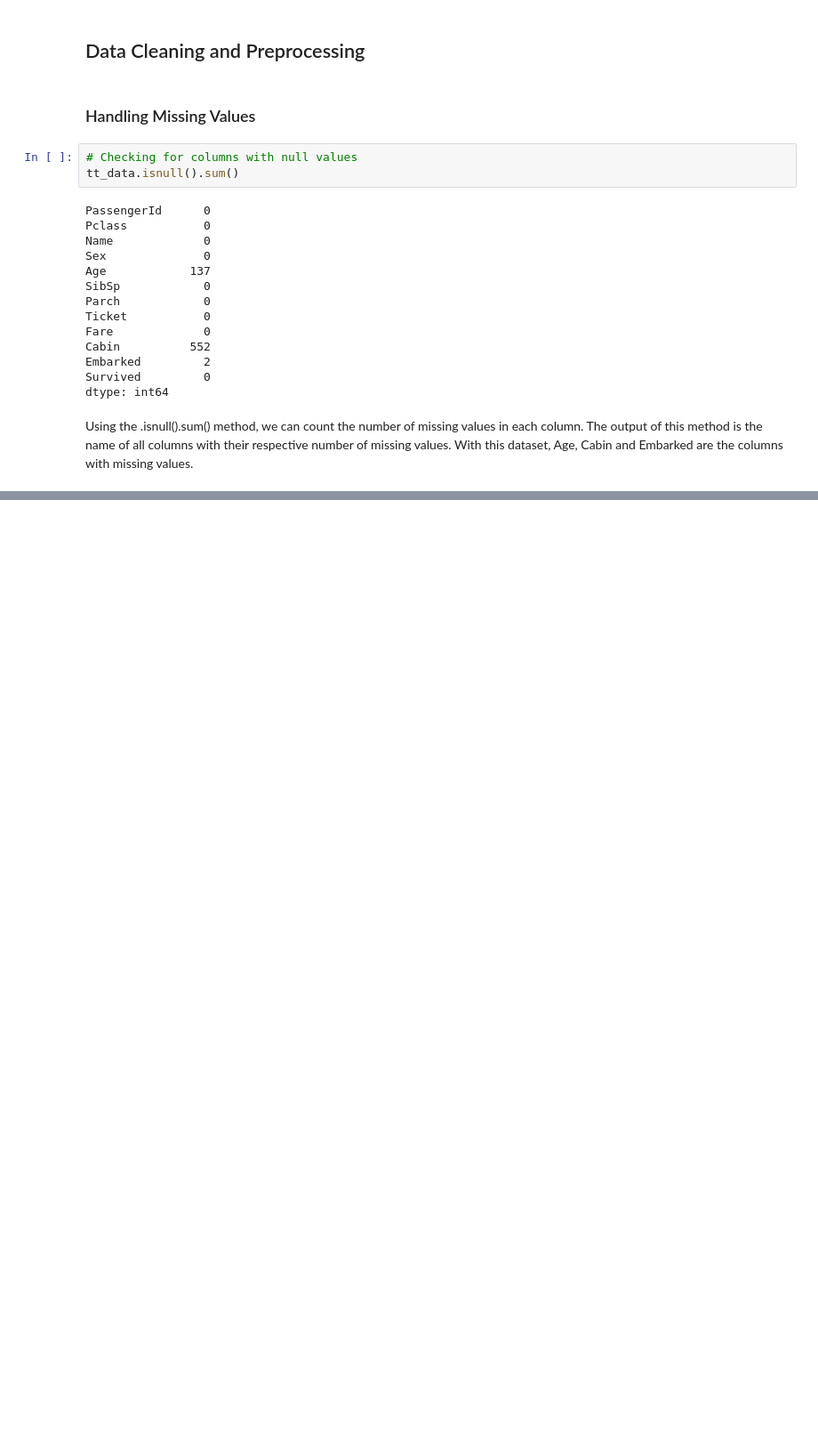
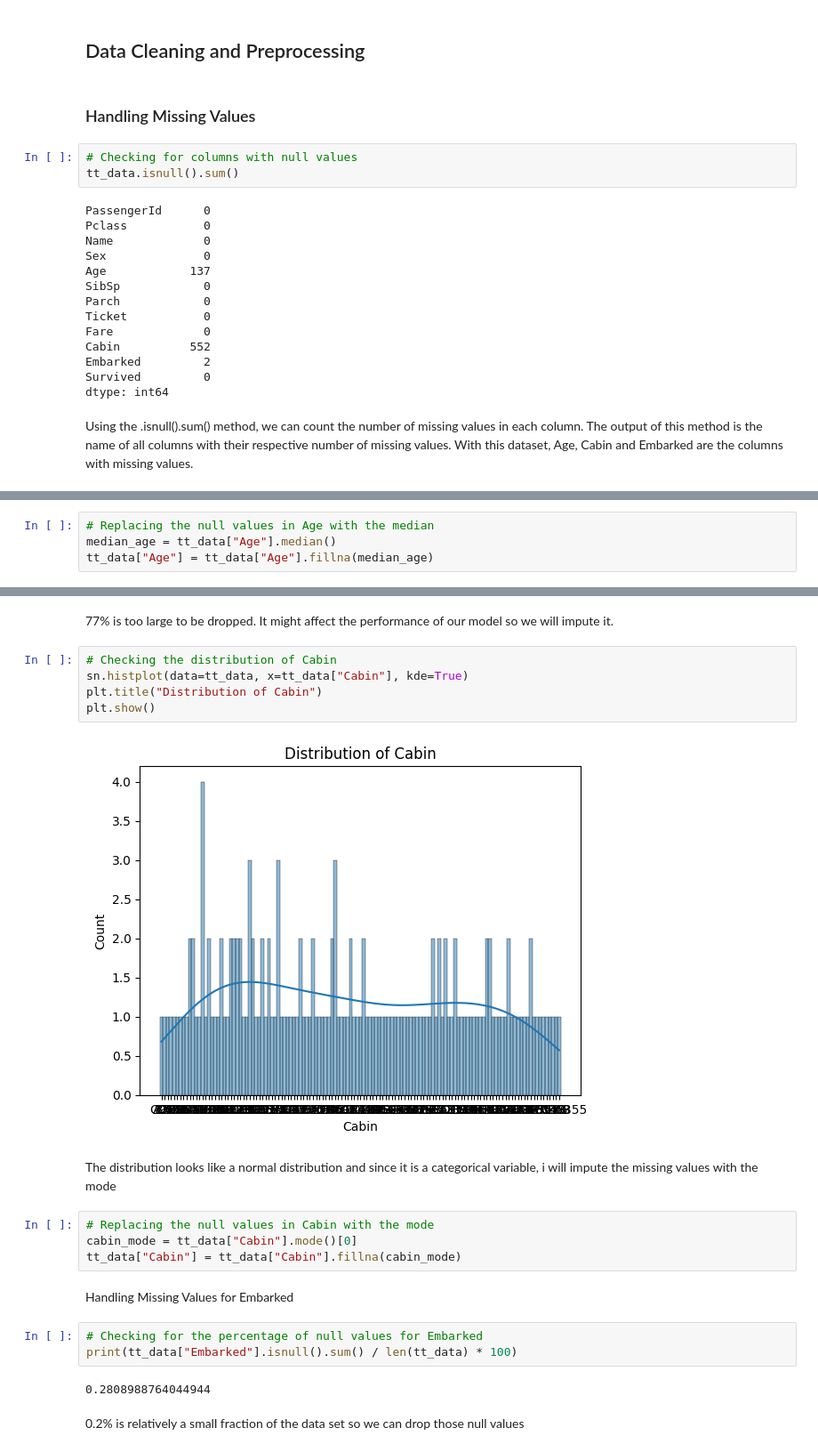
Before and after one commit to AndrewMarfo/titanic, a Jupyter notebook: titanic.ipynb, the cells around one changed output, grey strips where cells are left out. Shown at 89% size. Saved outputs shown, nothing was run; the diff lists cells and outputs as text; blank space fills up the shorter version.

```diff
--- a/titanic.ipynb
+++ b/titanic.ipynb
@@ -170,0 +190,4 @@ Using the .isnull().sum() method, we can count the number of missing values in e
+# %%
+# Replacing the null values in Age with the median
+median_age = tt_data["Age"].median()
+tt_data["Age"] = tt_data["Age"].fillna(median_age)
@@ -170,0 +201,24 @@ Using the .isnull().sum() method, we can count the number of missing values in e
+# %% [markdown]
+77% is too large to be dropped. It might affect the performance of our model so we will impute it.
+# %%
+# Checking the distribution of Cabin
+sn.histplot(data=tt_data, x=tt_data["Cabin"], kde=True)
+plt.title("Distribution of Cabin")
+plt.show()
+# %% [output]
+[figure, added]
+# %% [markdown]
+The distribution looks like a normal distribution and since it is a categorical variable, i will impute the missing values with the mode
+# %%
+# Replacing the null values in Cabin with the mode
+cabin_mode = tt_data["Cabin"].mode()[0]
+tt_data["Cabin"] = tt_data["Cabin"].fillna(cabin_mode)
+# %% [markdown]
+Handling Missing Values for Embarked
+# %%
+# Checking for the percentage of null values for Embarked
+print(tt_data["Embarked"].isnull().sum() / len(tt_data) * 100)
+# %% [output]
+0.2808988764044944
+# %% [markdown]
+0.2% is relatively a small fraction of the data set so we can drop those null values
```
Also changed, not shown: parts of 12 cells of this notebook.
